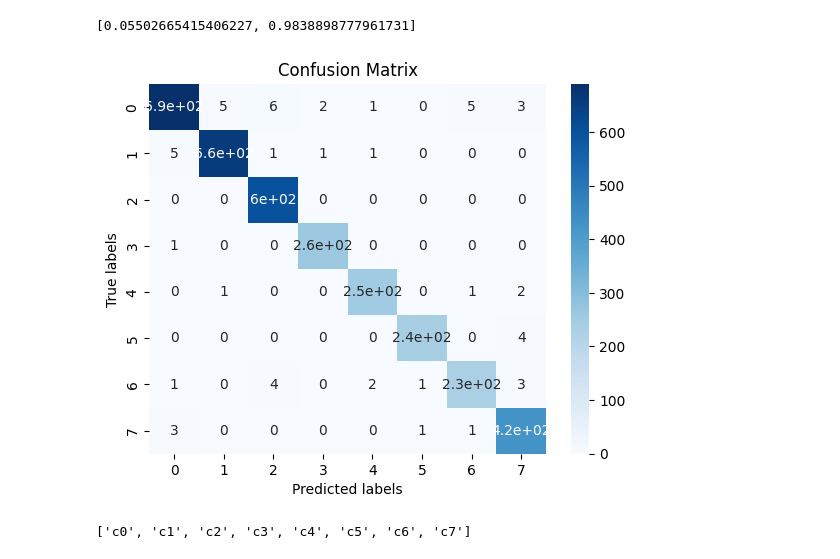
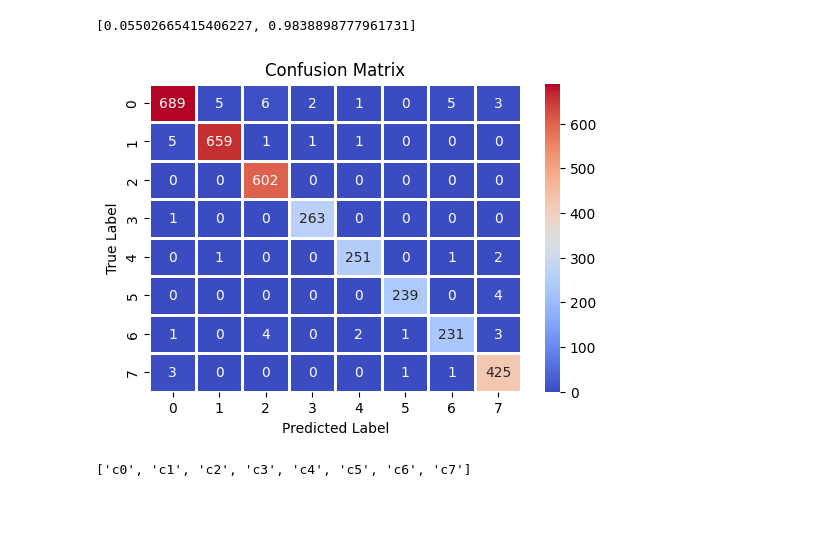
Before and after one commit to wamikamalik/CS3244-Group-8-Project-2, a Jupyter notebook: Final/notebooks/InceptionV3_ori_latest.ipynb, the cells around one changed output. Drawn from its saved outputs; the diff is of its cells as text; code cells hidden in the pictures; blank space fills up the shorter version.

Commit message:
update confusion matrix

```diff
--- a/Final/notebooks/InceptionV3_ori_latest.ipynb
+++ b/Final/notebooks/InceptionV3_ori_latest.ipynb
@@ -306,16 +314,27 @@ top_models_inc.evaluate(test_data)
 # %% [output]
 54/54 [==============================] - 81s 1s/step - loss: 0.0550 - accuracy: 0.9839
 [0.05502665415406227, 0.9838898777961731]
-# %%
-cm = confusion_matrix(ytest, ypred_class)
-
-sns.heatmap(cm, annot=True, cmap='Blues')
-plt.xlabel('Predicted labels')
-plt.ylabel('True labels')
-plt.title('Confusion Matrix')
-plt.show()
-# %% [output]
-[figure, removed]
+# %%
+LABELS = [0, 1, 2, 3, 4, 5, 6, 7]
+def show_confusion_matrix(validations, predictions):
+
+    matrix = metrics.confusion_matrix(validations, predictions)
+    plt.figure(figsize=(6, 4))
+    sns.heatmap(matrix,
+                cmap="coolwarm",
+                linecolor='white',
+                linewidths=1,
+                xticklabels=LABELS,
+                yticklabels=LABELS,
+                annot=True,
+                fmt="d")
+    plt.title("Confusion Matrix")
+    plt.ylabel("True Label")
+    plt.xlabel("Predicted Label")
+    plt.show()
+show_confusion_matrix(ytest, ypred_class)
+# %% [output]
+[figure, added]
 # %%
 def print_confusion_matrix(confusion_matrix, class_names, figsize = (10,7), fontsize=14):
     df_cm = pd.DataFrame(
```
Also changed, not shown: parts of 3 cells of this notebook, 1 other file.
